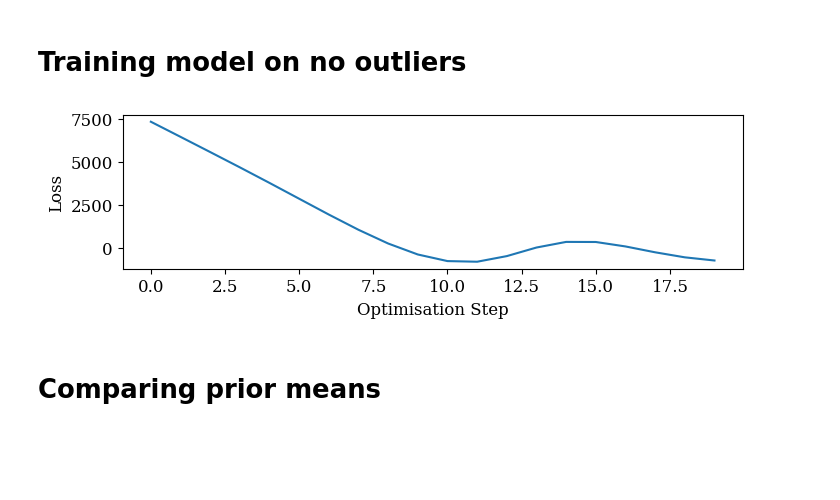
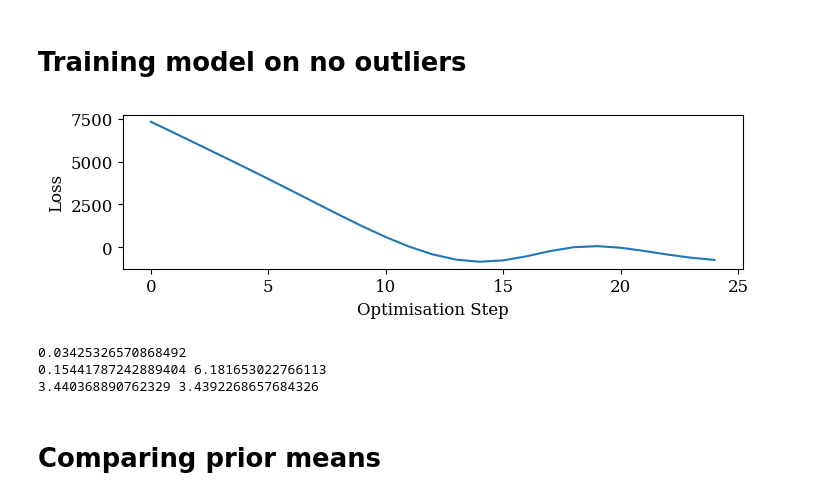
Before and after one commit to williamlaplante/ST-RCGP, a Jupyter notebook: experiments/simulated-spatio-temporal/comp-prior-means.ipynb, the cells around one changed output. Drawn from its saved outputs; the diff is of its cells as text; code cells hidden in the pictures; blank space fills up the shorter version.

```diff
--- a/experiments/simulated-spatio-temporal/comp-prior-means.ipynb
+++ b/experiments/simulated-spatio-temporal/comp-prior-means.ipynb
@@ -65,36 +65,44 @@ def scoring_rule(Ys : tc.Tensor, preds : tc.Tensor, covs : tc.Tensor, R : tc.Ten
 # %%
 gp_std = SpatioTemporalRCGP(ts=ts, grid=grids[0], Ys=Ys_no_outliers, p=1)
 gp_std.deactivate_robustness()
 
 losses = []
-n_steps = 20
-lr = 0.4
+n_steps = 25
+lr = 0.3
 
 optimizer = tc.optim.Adam(gp_std.parameters(), lr=lr)
 
 
 for step in tqdm(range(n_steps)):
     _,(preds, covs, R, Ws), _ = gp_std.forward(smoothing=False)
 
     loss = scoring_rule(Ys=Ys_no_outliers, preds=preds, covs=covs, R=R, Ws=Ws)
     loss.backward()
     losses.append(loss.clone().detach())
 
     optimizer.step()  # Update parameters
     optimizer.zero_grad()  # Reset gradients
 
 plt.figure(figsize=(8,2))
 plt.plot(losses)
 plt.ylabel("Loss")
 plt.xlabel("Optimisation Step");
 # %% [output]
-[figure, old version]
+[figure, new version]
 # %%
 var_y = gp_std.var_y.clone().detach().item()
 temporal_lengthscale = gp_std.temporal_lengthscale.clone().detach().item()
 spatial_lengthscale = gp_std.spatial_lengthscale.clone().detach().item()
 temporal_magnitude = gp_std.temporal_magnitude.clone().detach().item()
 spatial_magnitude = gp_std.spatial_magnitude.clone().detach().item()
+
+print(var_y)
+print(temporal_lengthscale, spatial_lengthscale)
+print(temporal_magnitude, spatial_magnitude)
+# %% [output]
+0.03425326570868492
+0.15441787242889404 6.181653022766113
+3.440368890762329 3.4392268657684326
 # %% [markdown]
 # Comparing prior means
 # %%
```
Also changed, not shown: parts of 8 cells of this notebook.
